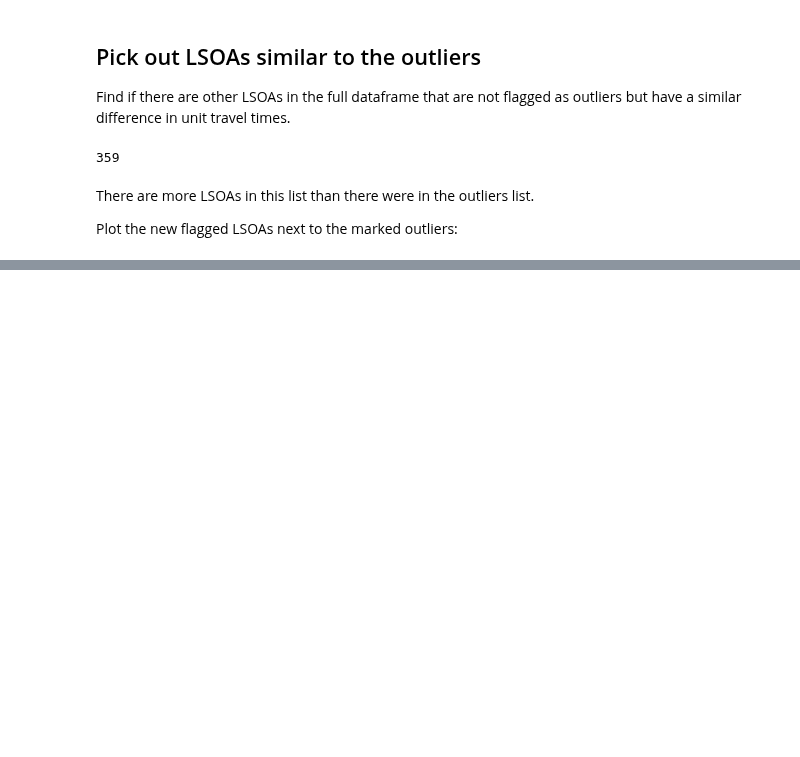
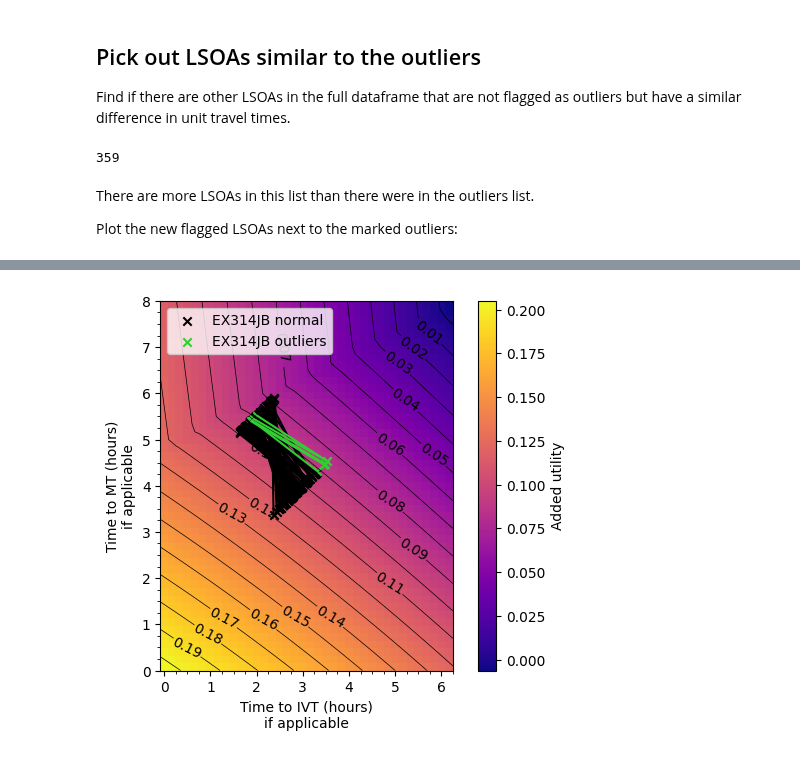
Before and after one commit to samuel-book/stroke_outcome, a Jupyter notebook: england_wales/04_outlier_areas.ipynb, the cells around one changed output, grey strips where cells are left out. Cells and saved outputs as stored; diff of their text form; code cells hidden in the pictures; blank space fills up the shorter version.

```diff
--- a/england_wales/04_outlier_areas.ipynb
+++ b/england_wales/04_outlier_areas.ipynb
@@ -400,0 +728,19 @@ plt.show()
+# %%
+n_times_ivt = len(set(matrix_mixed['onset_to_needle_mins']))
+n_times_mt = len(set(matrix_mixed['onset_to_puncture_mins']))
+
+grid_shape = (n_times_mt, n_times_ivt)
+
+t_max_ivt = matrix_mixed['onset_to_needle_mins'].max()
+t_max_mt = matrix_mixed['onset_to_puncture_mins'].max()
+
+t_step_ivt = np.diff(matrix_mixed['onset_to_needle_mins'].values.reshape(grid_shape))[0][0]
+t_step_mt = np.diff(matrix_mixed['onset_to_puncture_mins'].values.reshape(grid_shape))[0][0]
+
+# Instead of the axes showing the row, column numbers of the grid,
+# use this extent to scale the row, column numbers to the times.
+# Extra division by 60 for conversion to hours.
+grid_extent = np.array([
+    - t_step_ivt * 0.5, t_max_ivt + t_step_ivt * 0.5,  # x-limits
+    - t_step_mt * 0.5, t_max_mt + t_step_mt * 0.5     # y-limits
+]) / 60.0
@@ -400,0 +793,70 @@ plt.show()
+# %%
+fig, ax = plt.subplots()
+
+# Plot the matrix:
+c = ax.imshow(
+    matrix_mixed['added_utility'].values.reshape(grid_shape),
+    extent=grid_extent,
+    origin='lower',
+    cmap='plasma'
+)
+plt.colorbar(c, label='Added utility')
+# Contours:
+img1 = ax.contour(
+    matrix_mixed['added_utility'].values.reshape(grid_shape),
+    extent=grid_extent,
+    levels=np.arange(0.0, 0.21, 0.01),
+    colors='k',
+    linewidths=0.5,
+    # aspect=aspect,
+)
+ax.clabel(img1, inline=True, fontsize=10)
+
+# units_to_plot = sorted(list(set(lsoa_data_gdf['closest_ivt_unit'].values)))  #['SY231ER', 'EX25DW', 'BS234TQ', 'SR47TP']
+units_to_plot = ['EX314JB']
+for ivt_unit in units_to_plot:
+    gdf_patients_normal = lsoa_data_gdf.loc[lsoa_data_gdf['closest_ivt_unit'] == ivt_unit]
+    gdf_patients_outliers = gdf_out_adv.loc[gdf_out_adv['closest_ivt_unit'] == ivt_unit]
+    mask = gdf_patients_normal.index.isin(gdf_patients_outliers.index.values)
+    gdf_patients_normal = gdf_patients_normal.loc[~mask]
+    # Scatter some patient timings:
+    ax.scatter(
+        [gdf_patients_normal['ivt_drip_ship'] / 60.0, gdf_patients_normal['ivt_mothership'] / 60.0],
+        [gdf_patients_normal['mt_drip_ship'] / 60.0, gdf_patients_normal['mt_mothership'] / 60.0],
+        marker='x',
+        color='k',
+        label=f'{ivt_unit} normal'
+        # color='rgba(0, 0, 0, 0.2)'
+    )
+    ax.plot(
+        [gdf_patients_normal['ivt_drip_ship'] / 60.0, gdf_patients_normal['ivt_mothership'] / 60.0],
+        [gdf_patients_normal['mt_drip_ship'] / 60.0, gdf_patients_normal['mt_mothership'] / 60.0],
+        color='k',
+    )
+    # Outliers:
+    ax.scatter(
+        [gdf_patients_outliers['ivt_drip_ship'] / 60.0, gdf_patients_outliers['ivt_mothership'] / 60.0],
+        [gdf_patients_outliers['mt_drip_ship'] / 60.0, gdf_patients_outliers['mt_mothership'] / 60.0],
+        marker='x',
+        color='LimeGreen',
+        label=f'{ivt_unit} outliers'
+        # color='rgba(0, 0, 0, 0.2)'
+    )
+    ax.plot(
+        [gdf_patients_outliers['ivt_drip_ship'] / 60.0, gdf_patients_outliers['ivt_mothership'] / 60.0],
+        [gdf_patients_outliers['mt_drip_ship'] / 60.0, gdf_patients_outliers['mt_mothership'] / 60.0],
+        color='LimeGreen',
+    )
+
+ax.legend()
+
+ax.set_xlabel('Time to IVT (hours)\nif applicable')
+ax.set_ylabel('Time to MT (hours)\nif applicable')
+ax.xaxis.set_major_locator(ticker.MultipleLocator(1))
+ax.xaxis.set_minor_locator(ticker.MultipleLocator(0.25))
+ax.yaxis.set_major_locator(ticker.MultipleLocator(1))
+ax.yaxis.set_minor_locator(ticker.MultipleLocator(0.25))
+
+plt.show()
+# %% [output]
+[figure, added]
```
Also changed, not shown: parts of 34 cells of this notebook, 5 other files.
